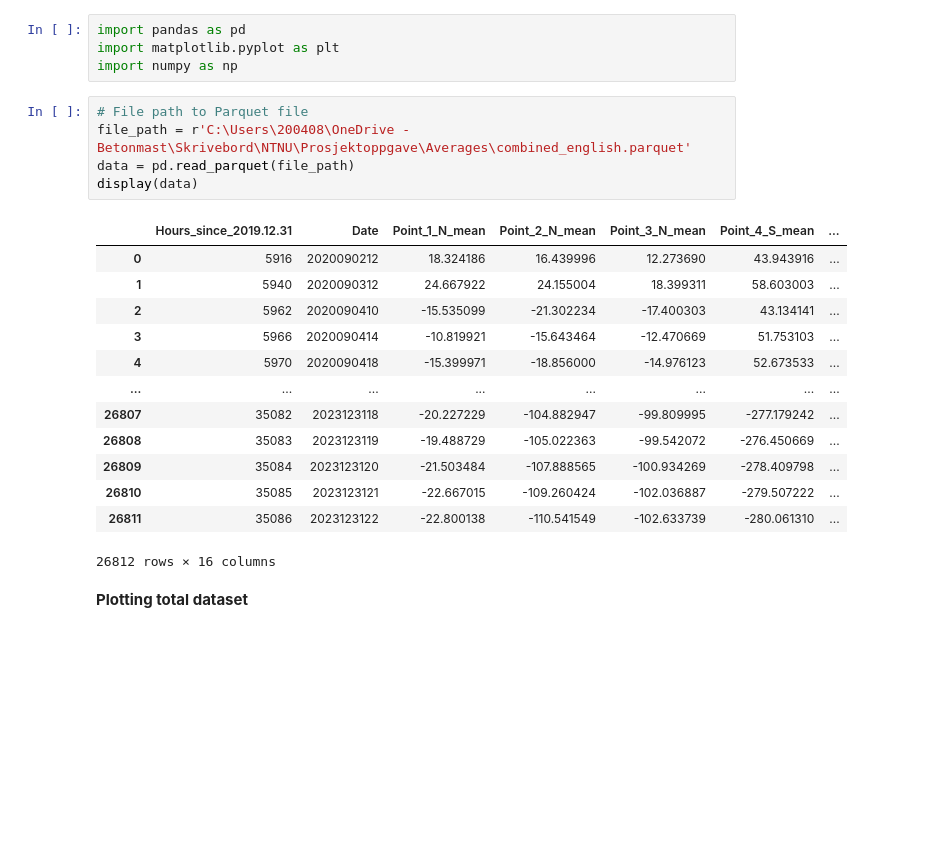
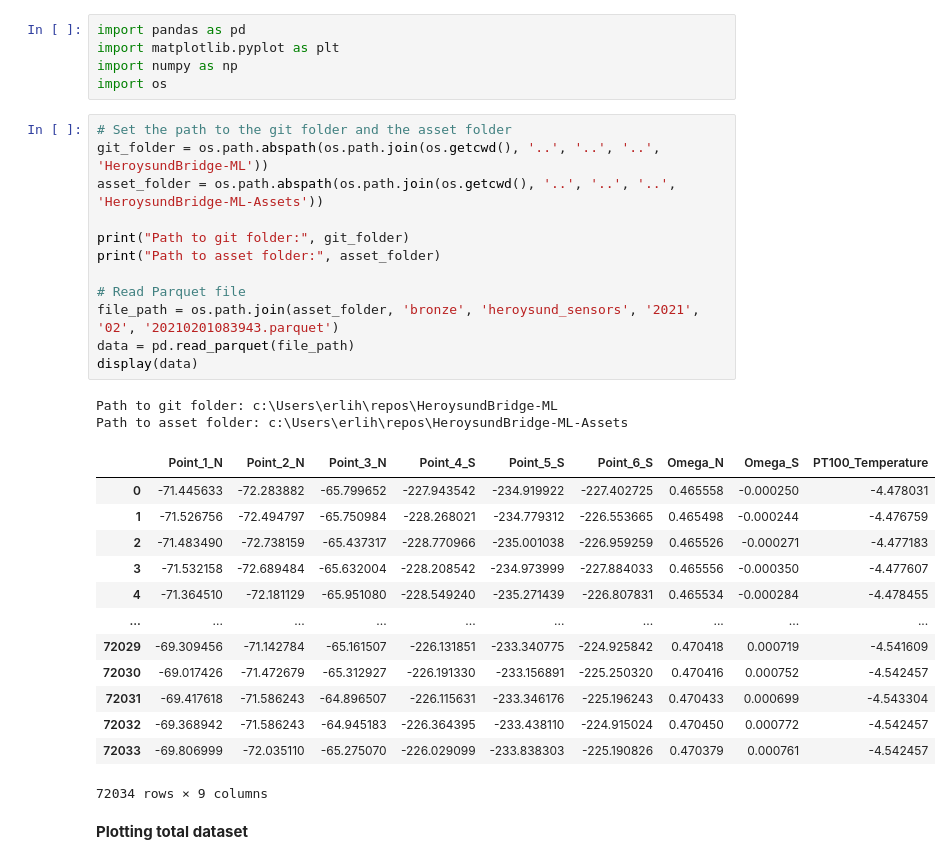
Before and after one commit to TheCodingBadger/HeroysundBridge-ML, a Jupyter notebook: src/plotting/combined_total.ipynb, the cells around one changed output. Drawn from its saved outputs; the diff is of its cells as text; blank space fills up the shorter version.

```diff
--- a/src/plotting/combined_total.ipynb
+++ b/src/plotting/combined_total.ipynb
@@ -2,25 +2,35 @@
 import pandas as pd
 import matplotlib.pyplot as plt
 import numpy as np
+import os
-# %%
-# File path to Parquet file
-file_path = r'C:\Users\200408\OneDrive - Betonmast\Skrivebord\NTNU\Prosjektoppgave\Averages\combined_english.parquet'
-data = pd.read_parquet(file_path)
-display(data)
-# %% [output]
-|  | Hours_since_2019.12.31 | Date | Point_1_N_mean | Point_2_N_mean | Point_3_N_mean | Point_4_S_mean | ... |
-| 0 | 5916 | 2020090212 | 18.324186 | 16.439996 | 12.273690 | 43.943916 | ... |
-| 1 | 5940 | 2020090312 | 24.667922 | 24.155004 | 18.399311 | 58.603003 | ... |
-| 2 | 5962 | 2020090410 | -15.535099 | -21.302234 | -17.400303 | 43.134141 | ... |
-| 3 | 5966 | 2020090414 | -10.819921 | -15.643464 | -12.470669 | 51.753103 | ... |
-| 4 | 5970 | 2020090418 | -15.399971 | -18.856000 | -14.976123 | 52.673533 | ... |
-| ... | ... | ... | ... | ... | ... | ... | ... |
-| 26807 | 35082 | 2023123118 | -20.227229 | -104.882947 | -99.809995 | -277.179242 | ... |
-| 26808 | 35083 | 2023123119 | -19.488729 | -105.022363 | -99.542072 | -276.450669 | ... |
-| 26809 | 35084 | 2023123120 | -21.503484 | -107.888565 | -100.934269 | -278.409798 | ... |
-| 26810 | 35085 | 2023123121 | -22.667015 | -109.260424 | -102.036887 | -279.507222 | ... |
-| 26811 | 35086 | 2023123122 | -22.800138 | -110.541549 | -102.633739 | -280.061310 | ... |
-26812 rows × 16 columns
+# %%
+# Set the path to the git folder and the asset folder
+git_folder = os.path.abspath(os.path.join(os.getcwd(), '..', '..', '..', 'HeroysundBridge-ML'))
+asset_folder = os.path.abspath(os.path.join(os.getcwd(), '..', '..', '..', 'HeroysundBridge-ML-Assets'))
+
+print("Path to git folder:", git_folder)
+print("Path to asset folder:", asset_folder)
+
+# Read Parquet file
+file_path = os.path.join(asset_folder, 'bronze', 'heroysund_sensors', '2021', '02', '20210201083943.parquet')
+data = pd.read_parquet(file_path)
+display(data)
+# %% [output]
+Path to git folder: c:\Users\erlih\repos\HeroysundBridge-ML
+Path to asset folder: c:\Users\erlih\repos\HeroysundBridge-ML-Assets
+|  | Point_1_N | Point_2_N | Point_3_N | Point_4_S | Point_5_S | Point_6_S | Omega_N | Omega_S | PT100_Temperature |
+| 0 | -71.445633 | -72.283882 | -65.799652 | -227.943542 | -234.919922 | -227.402725 | 0.465558 | -0.000250 | -4.478031 |
+| 1 | -71.526756 | -72.494797 | -65.750984 | -228.268021 | -234.779312 | -226.553665 | 0.465498 | -0.000244 | -4.476759 |
+| 2 | -71.483490 | -72.738159 | -65.437317 | -228.770966 | -235.001038 | -226.959259 | 0.465526 | -0.000271 | -4.477183 |
+| 3 | -71.532158 | -72.689484 | -65.632004 | -228.208542 | -234.973999 | -227.884033 | 0.465556 | -0.000350 | -4.477607 |
+| 4 | -71.364510 | -72.181129 | -65.951080 | -228.549240 | -235.271439 | -226.807831 | 0.465534 | -0.000284 | -4.478455 |
+| ... | ... | ... | ... | ... | ... | ... | ... | ... | ... |
+| 72029 | -69.309456 | -71.142784 | -65.161507 | -226.131851 | -233.340775 | -224.925842 | 0.470418 | 0.000719 | -4.541609 |
+| 72030 | -69.017426 | -71.472679 | -65.312927 | -226.191330 | -233.156891 | -225.250320 | 0.470416 | 0.000752 | -4.542457 |
+| 72031 | -69.417618 | -71.586243 | -64.896507 | -226.115631 | -233.346176 | -225.196243 | 0.470433 | 0.000699 | -4.543304 |
+| 72032 | -69.368942 | -71.586243 | -64.945183 | -226.364395 | -233.438110 | -224.915024 | 0.470450 | 0.000772 | -4.542457 |
+| 72033 | -69.806999 | -72.035110 | -65.275070 | -226.029099 | -233.838303 | -225.190826 | 0.470379 | 0.000761 | -4.542457 |
+72034 rows × 9 columns
 # %% [markdown]
 **Plotting total dataset**
 # %%
```
Also changed, not shown: 12 other files.
